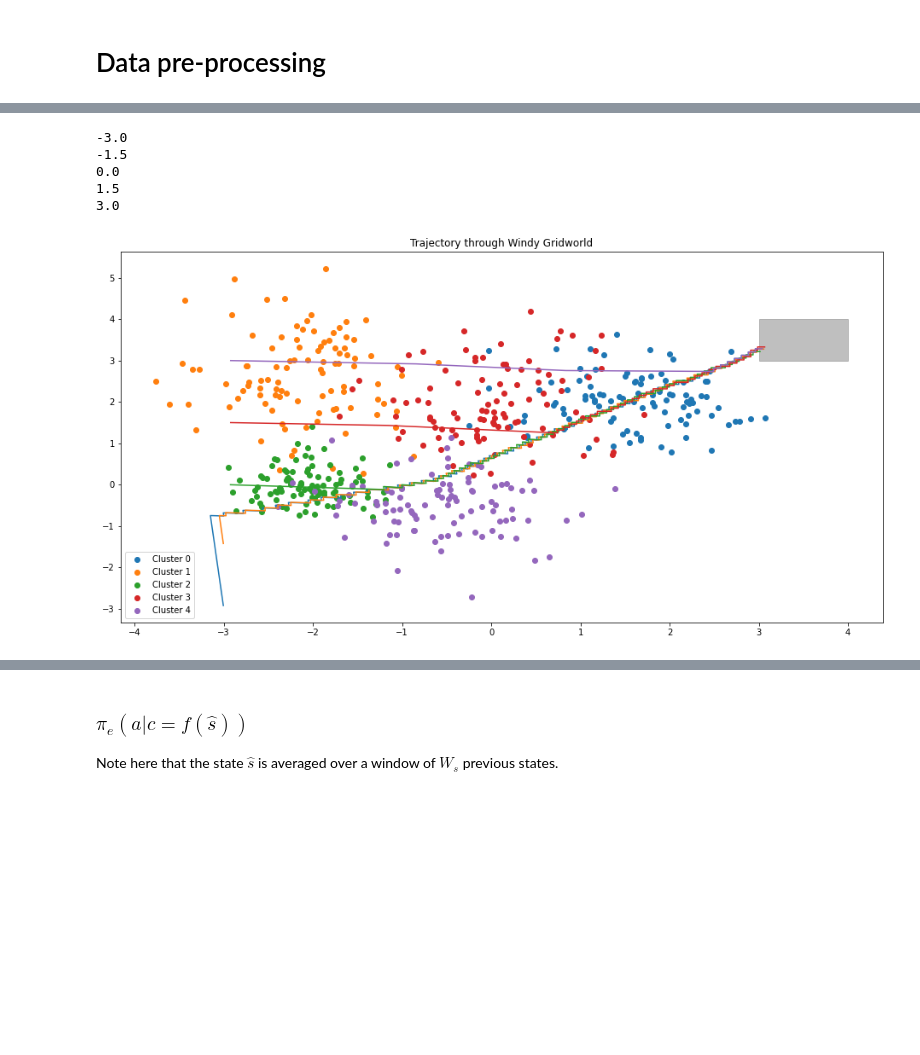
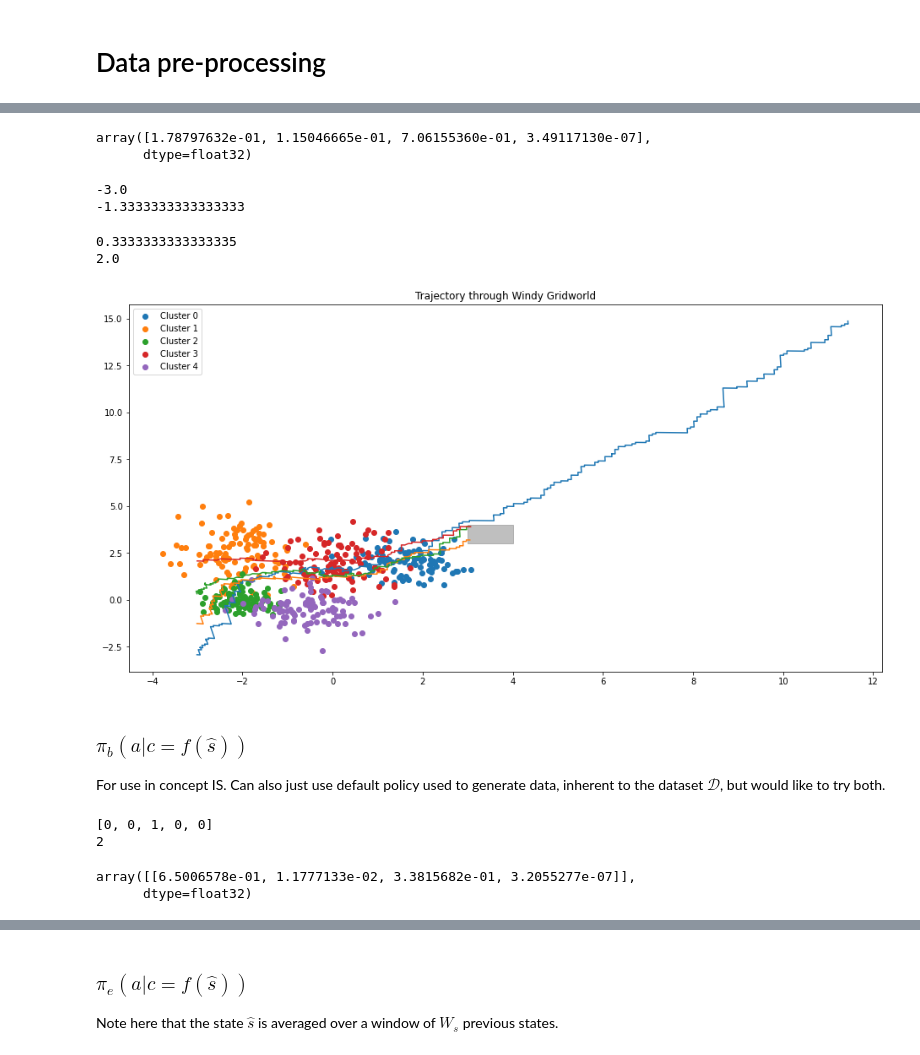
Before and after one commit to jackteversham/concepts-ope, a Jupyter notebook: learning_policies.ipynb, the cells around one changed output, grey strips where cells are left out. Cells and saved outputs as stored; diff of their text form; code cells hidden in the pictures; blank space fills up the shorter version.

Commit message:
reengineered behavkour policy to epsilon greedy on optimal policies in regions of state space. Created IS and concept IS estimator class which is working.

```diff
--- a/learning_policies.ipynb
+++ b/learning_policies.ipynb
@@ -15,7 +16,7 @@ def load_dataset_and_trajectories(filename):
     print(npz.files)
     return npz['centroids'], npz['clusters'], npz['trajectories'], npz['rewards'], npz['unique_concepts'], npz['concepts'], npz['actions']
 
-means, clusters, trajectories, rewards, unique_concepts, concepts, actions = load_dataset_and_trajectories("saved_data/dataset_large.npz") #We're using dataset_large and dataset_knn
+means, clusters, trajectories, rewards, unique_concepts, concepts, actions = load_dataset_and_trajectories("saved_data/dataset_stochastic_knn.npz") #We're using dataset_large and dataset_knn
 print(trajectories.shape)
 print(rewards.shape)
 print(unique_concepts.shape)
@@ -24,6 +25,20 @@ print(actions.shape)
 print(means.shape)
 print(clusters.shape)
 
+from sklearn.neighbors import KNeighborsClassifier
+import numpy as np
+
+# Load some example data
+X_train = np.array(clusters)
+y_train = np.repeat(np.array([0,1,2,3,4]),100)
+X_test = np.array([[1,1], [3,3],[0,-2]])
+
+# Create a kNN classifier with k=3
+knn = KNeighborsClassifier(n_neighbors=5) #smaller k values results in more fluctuation of the concepts
+
+# Train the classifier
+knn.fit(X_train, y_train)
+
 
 num_concepts = len(means)
 env = WindyGridworld(num_concepts=num_concepts, method="simple", knn=None, means=means, policy_model=None, custom_policy=None)
@@ -77,30 +97,36 @@ from models.policy import PolicyModel
 pi_b = keras.models.load_model("saved_models/pi_b")
+# %%
+pi_b.predict(np.array([-3,2]).reshape(1,2))[0]
+# %% [output]
+array([1.78797632e-01, 1.15046665e-01, 7.06155360e-01, 3.49117130e-07],
+      dtype=float32)
 # %%
 fig, ax2 = plt.subplots(figsize=(16,8))
-predicted_actions = []
 
 env.policy_model = pi_b #set policy of agent in the environment
 
-for y in np.linspace(-3,3,5):
+for y in np.linspace(-3,2,4):
     print(y)
-    history = env.play(True, [], [], [], [], predicted_actions, s = np.array([-3, y]))
+    history = env.play(True, [], [], [], [], [], s = np.array([-3, y]))
     plt.plot(history[:, 0], history[:, 1])
 
 rect = patches.Rectangle([3, 3], 1, 1, fill=True, color="grey", alpha=0.5)
 ax2.add_patch(rect)
 
 for i in range(num_concepts):
     start = i*100
     end = (i+1)*100
     plt.scatter(clusters[start:end,0], clusters[start:end,1], label=f"Cluster {i}")
 
 plt.legend()
 plt.title("Trajectory through Windy Gridworld")
 plt.show()
 # %% [output]
 -3.0
--1.5
-0.0
-1.5
-3.0
+-1.3333333333333333
+0.3333333333333335
+2.0
-[figure, old version]
+[figure, new version]
+# %% [markdown]
+### $\pi_b(a|c=f(\hat{s}))$
+For use in concept IS. Can also just use default policy used to generate data, inherent to the dataset $\mathcal{D}$, but would like to try both.
@@ -106,0 +145,11 @@ plt.show()
+# %%
+input = [0, 0, 1, 0, 0]
+print(input)
+print(np.argmax(input))
+pi_b_c.predict(np.array(input).reshape(1,5)) #action probability distribution for a given concept
+# np.mean(pi_b_c.predict(Xc_test), axis=0)
+# %% [output]
+[0, 0, 1, 0, 0]
+2
+array([[6.5006578e-01, 1.1777133e-02, 3.3815682e-01, 3.2055277e-07]],
+      dtype=float32)
```
Also changed, not shown: parts of 22 cells of this notebook, 16 other files.
